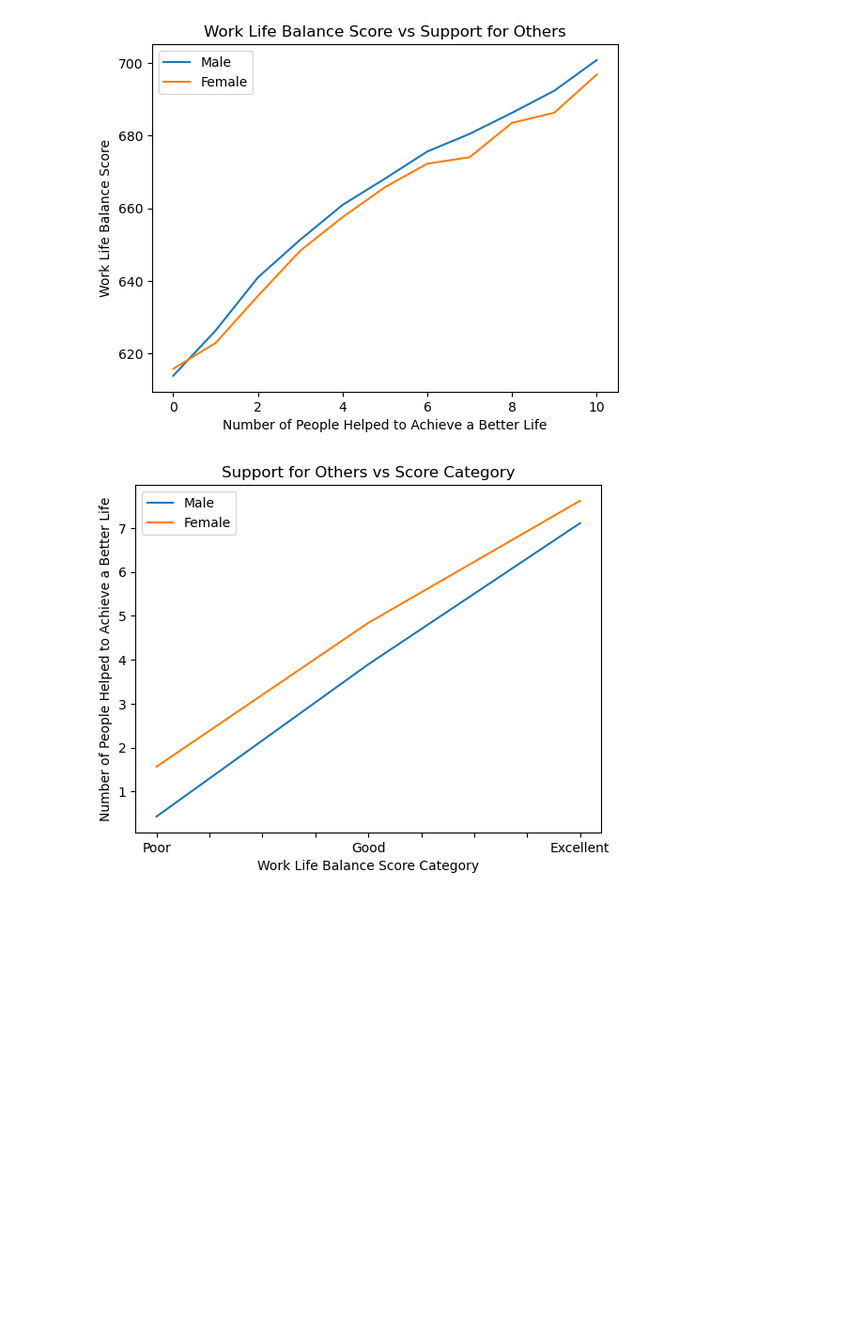
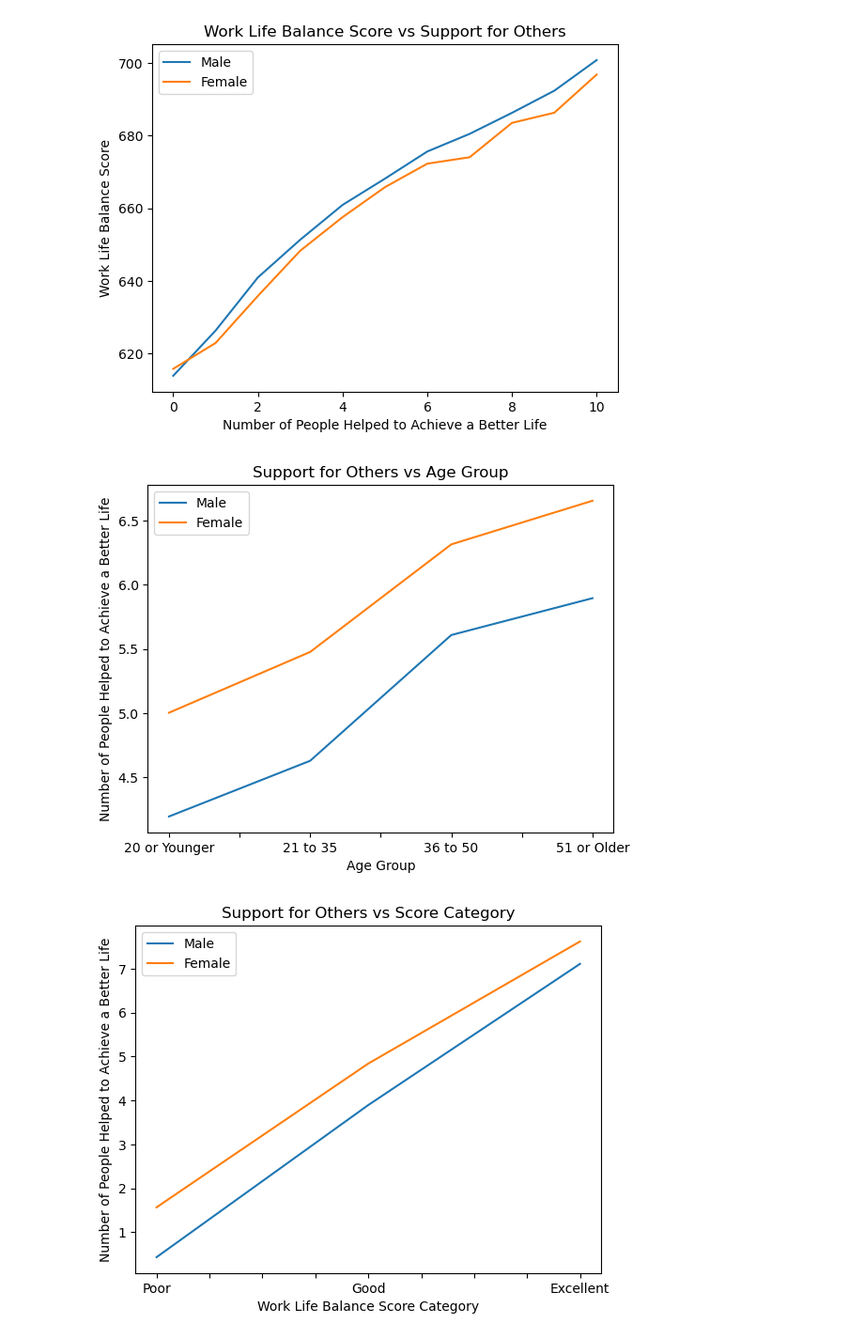
Before and after one commit to jenna-mk/Project_1, a Jupyter notebook: meaning_analysis.ipynb, the cells around one changed output. Shown at 94% size. Cells and saved outputs as stored; diff of their text form; code cells hidden in the pictures; blank space fills up the shorter version.

```diff
--- a/meaning_analysis.ipynb
+++ b/meaning_analysis.ipynb
@@ -223,6 +240,23 @@ plt.legend(loc='best')
 plt.show()
 # %% [output]
 [figure]
+# %%
+# Plot age vs supporting others
+male_support_age = male_meaning.groupby('Age')['Supporting Others'].mean()
+female_support_age = female_meaning.groupby('Age')['Supporting Others'].mean()
+
+# Plot the data
+male_support_age.plot(label='Male')
+female_support_age.plot(label='Female')
+
+# Create x a y labels and title
+plt.xlabel('Age Group')
+plt.ylabel('Number of People Helped to Achieve a Better Life')
+plt.title('Support for Others vs Age Group')
+plt.legend(loc='best')
+plt.show()
+# %% [output]
+[figure, added]
 # %%
 # Plot support for others vs work life score category
 male_supporting_mean.plot(label='Male')
```
Also changed, not shown: parts of 5 cells of this notebook.
